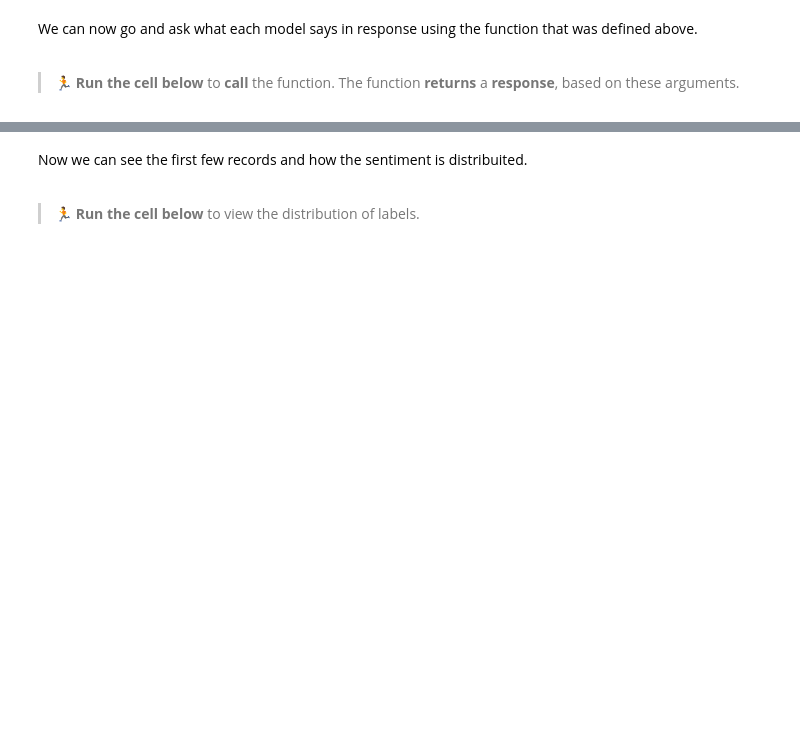
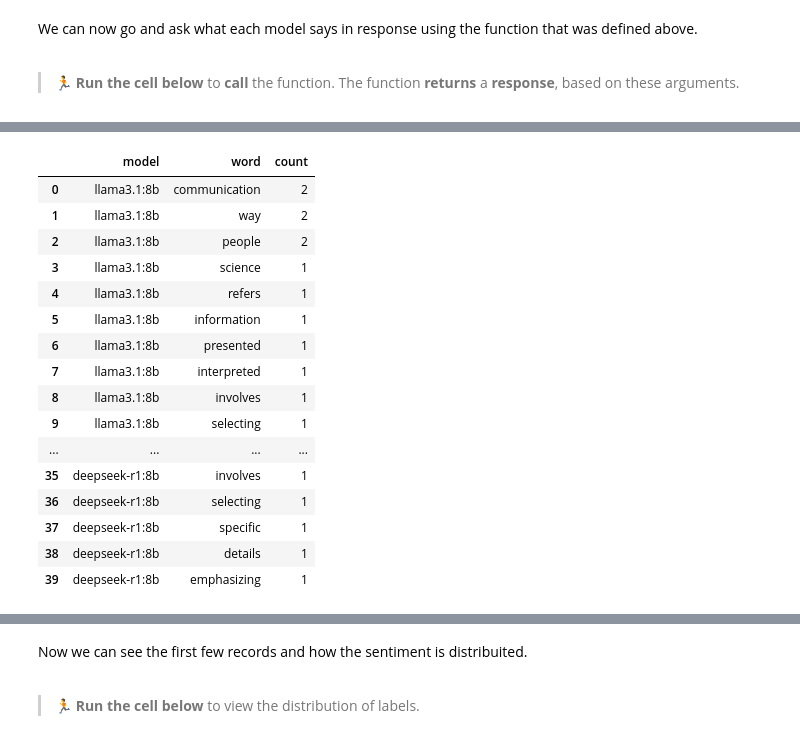
Before and after one commit to Fonzzy1/LLM-Workshop, a Jupyter notebook: workshop.ipynb, the cells around one changed output, grey strips where cells are left out. Saved outputs shown, nothing was run; the diff lists cells and outputs as text; code cells hidden in the pictures; blank space fills up the shorter version.

```diff
--- a/workshop.ipynb
+++ b/workshop.ipynb
@@ -147,0 +208,56 @@ for model in ['llama3.1:8b', 'qwen3:8b', 'gemma3:4b', 'deepseek-r1:8b']:
+# %%
+import re
+from collections import Counter
+
+# simple stopword list
+stop_words = {
+    "the", "and", "of", "e", "g", "vs", "to", "s", "a", "in", "is", "it", "that", "as",
+    "for", "with", "on", "by", "this", "are", "or", "an", "be",
+    "from", "at", "which", "but", "not", "have", "has", "their",
+    "its", "also", "can", "how", "such", "frame", "framing", "frames"
+}
+
+top_n = 10
+rows = []
+
+# Loop over the dataframe rows
+for _, row in test_df.iterrows():
+    model = row['model']
+    text = row['response'].lower()
+
+    # extract words
+    words = re.findall(r"\b[a-zA-Z]+\b", text)
+    # remove stopwords
+    words = [w for w in words if w not in stop_words]
+    # count top words
+    counts = Counter(words).most_common(top_n)
+
+    for word, count in counts:
+        rows.append({
+            "model": model,
+            "word": word,
+            "count": count
+        })
+
+# Create dataframe
+top_words_df = pd.DataFrame(rows)
+
+top_words_df
+# %% [output]
+|  | model | word | count |
+| 0 | llama3.1:8b | communication | 2 |
+| 1 | llama3.1:8b | way | 2 |
+| 2 | llama3.1:8b | people | 2 |
+| 3 | llama3.1:8b | science | 1 |
+| 4 | llama3.1:8b | refers | 1 |
+| 5 | llama3.1:8b | information | 1 |
+| 6 | llama3.1:8b | presented | 1 |
+| 7 | llama3.1:8b | interpreted | 1 |
+| 8 | llama3.1:8b | involves | 1 |
+| 9 | llama3.1:8b | selecting | 1 |
+| ... | ... | ... | ... |
+| 35 | deepseek-r1:8b | involves | 1 |
+| 36 | deepseek-r1:8b | selecting | 1 |
+| 37 | deepseek-r1:8b | specific | 1 |
+| 38 | deepseek-r1:8b | details | 1 |
+| 39 | deepseek-r1:8b | emphasizing | 1 |
```
Also changed, not shown: parts of 16 cells of this notebook.
